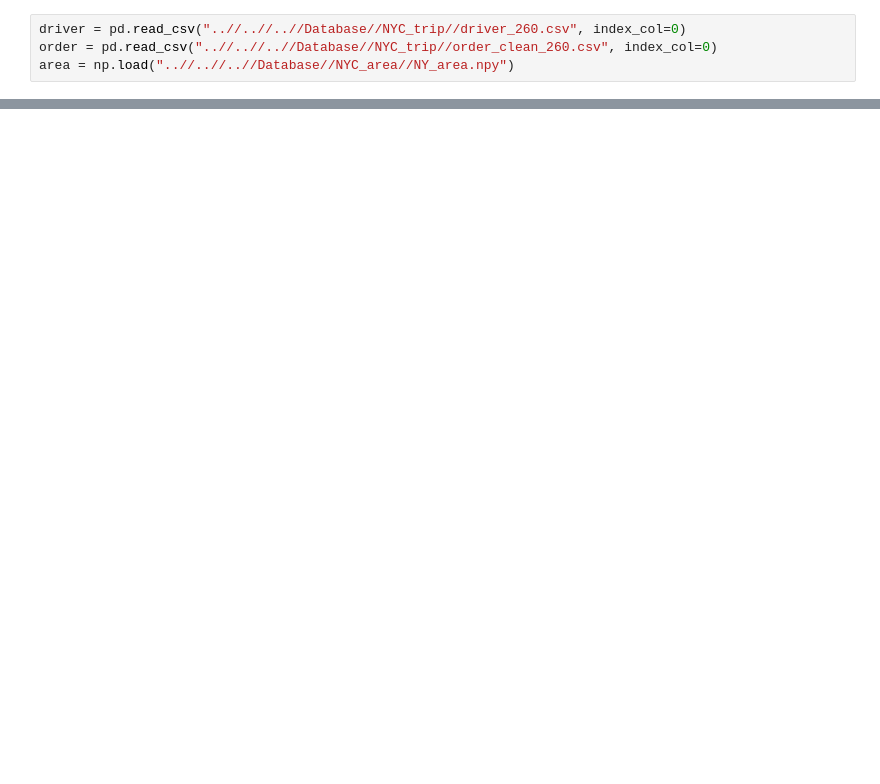
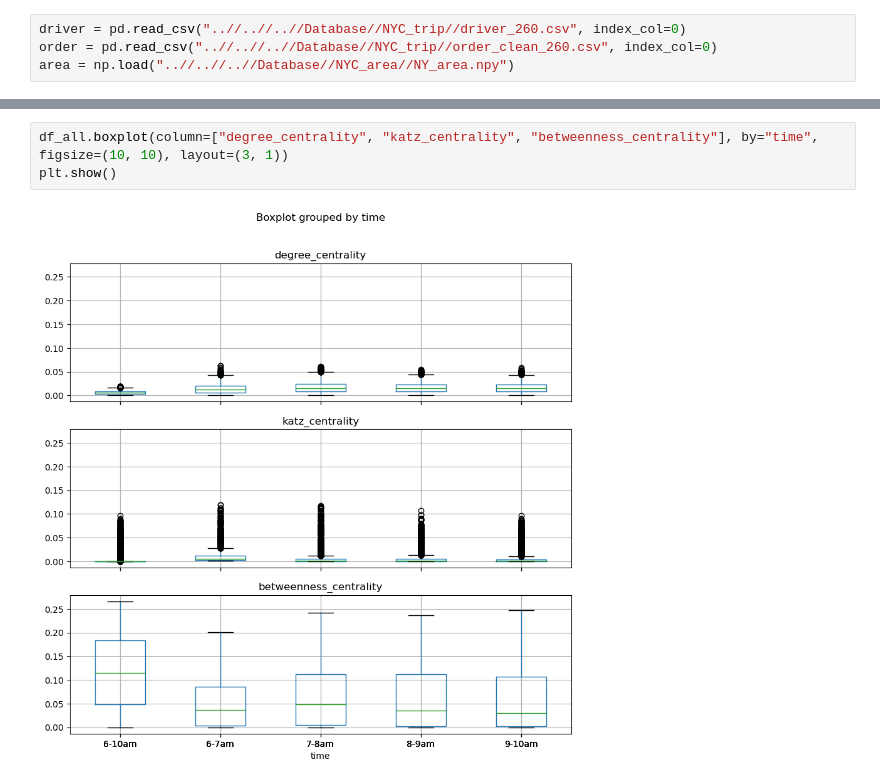
Before and after one commit to TIVV424/SPMoD, a Jupyter notebook: code_2024/benchmark/work_place.ipynb, the cells around one changed output, grey strips where cells are left out. Saved outputs shown, nothing was run; the diff lists cells and outputs as text; blank space fills up the shorter version.

```diff
--- a/code_2024/benchmark/work_place.ipynb
+++ b/code_2024/benchmark/work_place.ipynb
@@ -39,0 +74,5 @@ df.boxplot()
+# %%
+df_all.boxplot(column=["degree_centrality", "katz_centrality", "betweenness_centrality"], by="time", figsize=(10, 10), layout=(3, 1))
+plt.show()
+# %% [output]
+[figure, added]
```
Also changed, not shown: parts of 9 cells of this notebook, 1 other file.
